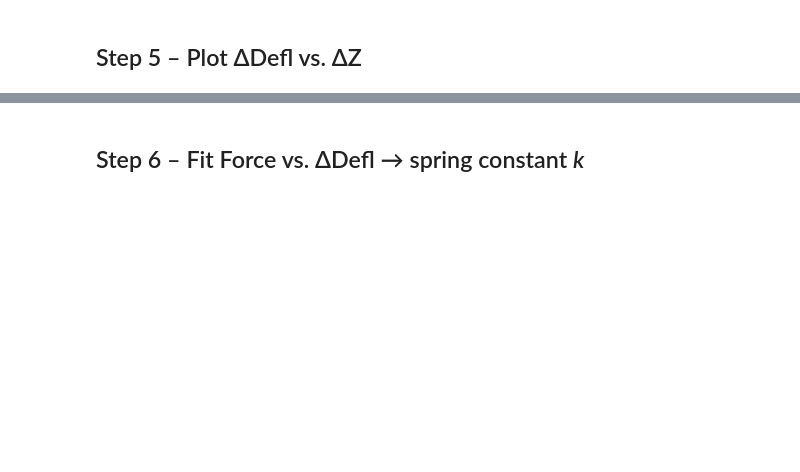
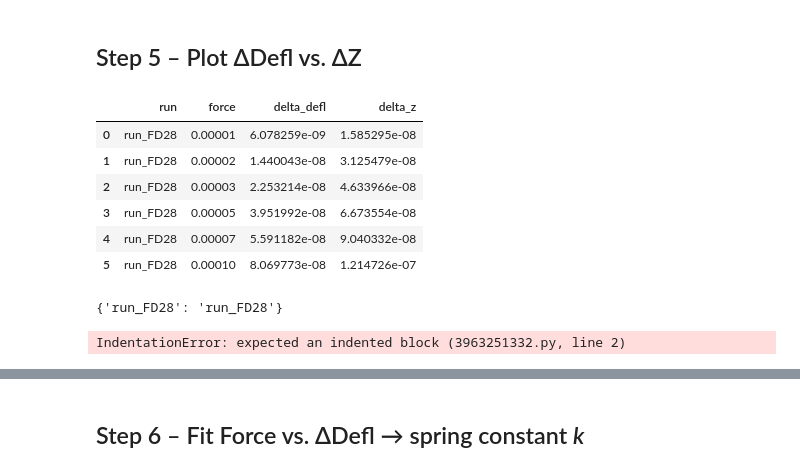
Before and after one commit to goikhmanbv/CU_Pressure, a Jupyter notebook: AP_plots_v2.ipynb, the cells around one changed output, grey strips where cells are left out. Cells and saved outputs as stored; diff of their text form; code cells hidden in the pictures; blank space fills up the shorter version.

```diff
--- a/AP_plots_v2.ipynb
+++ b/AP_plots_v2.ipynb
@@ -264 +274,24 @@ df_plot = df_results[df_results['run'] == run_to_plot].sort_values('force')
+# %%
+df_plot
+df_plot
+# %% [output]
+|  | run | force | delta_defl | delta_z |
+| 0 | run_FD28 | 0.00001 | 6.078259e-09 | 1.585295e-08 |
+| 1 | run_FD28 | 0.00002 | 1.440043e-08 | 3.125479e-08 |
+| 2 | run_FD28 | 0.00003 | 2.253214e-08 | 4.633966e-08 |
+| 3 | run_FD28 | 0.00005 | 3.951992e-08 | 6.673554e-08 |
+| 4 | run_FD28 | 0.00007 | 5.591182e-08 | 9.040332e-08 |
+| 5 | run_FD28 | 0.00010 | 8.069773e-08 | 1.214726e-07 |
+# %%
+runs_to_plot
+legend = {}
+for run in runs_to_plot:
+    legend[run] = str(run)
+legend
+# %% [output]
+{'run_FD28': 'run_FD28'}
+# %%
+for run in runs_to_plot:
+# %% [output]
+IndentationError: expected an indented block (3963251332.py, line 2)
 # %%
```
Also changed, not shown: parts of 11 cells of this notebook, 3 other files.
